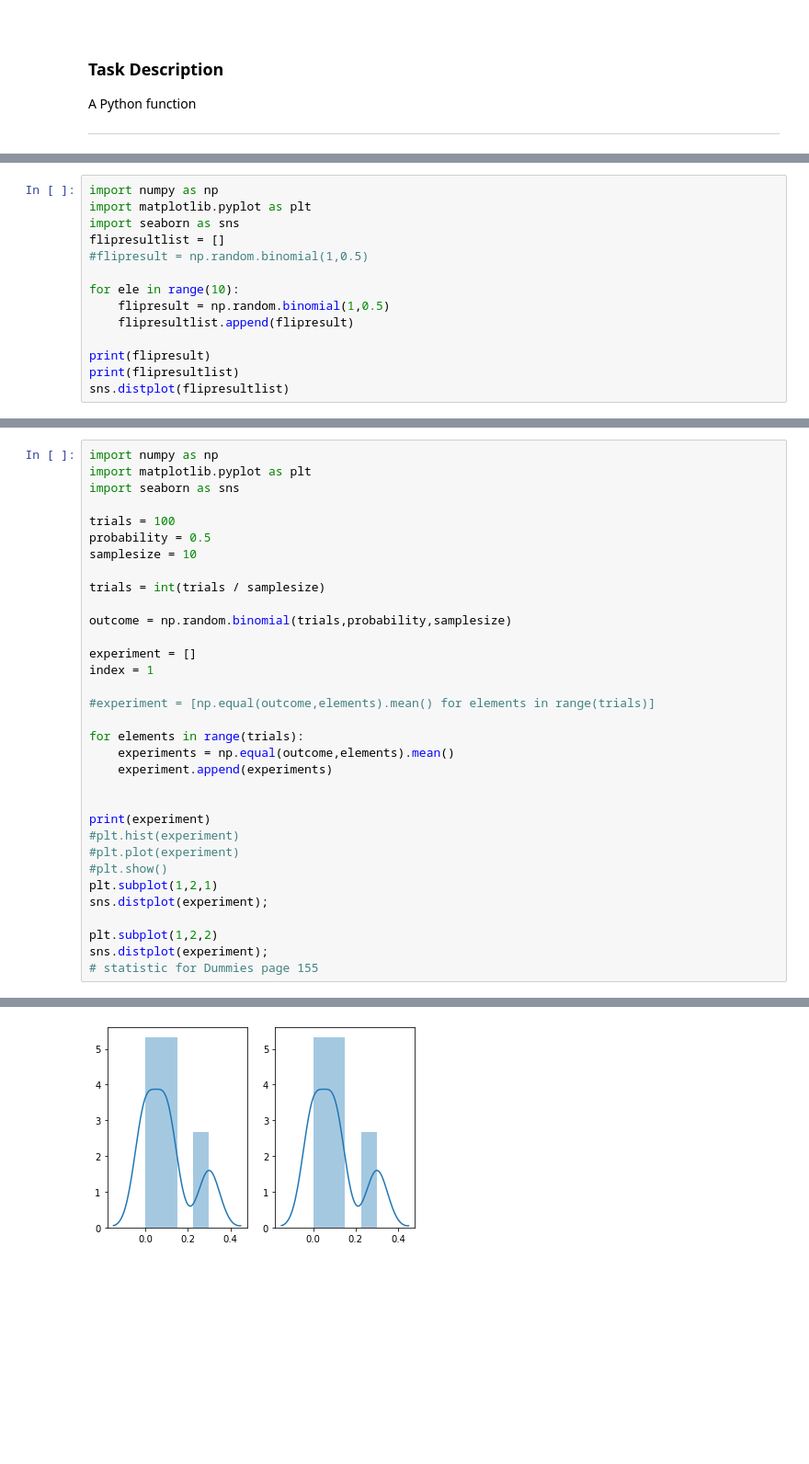
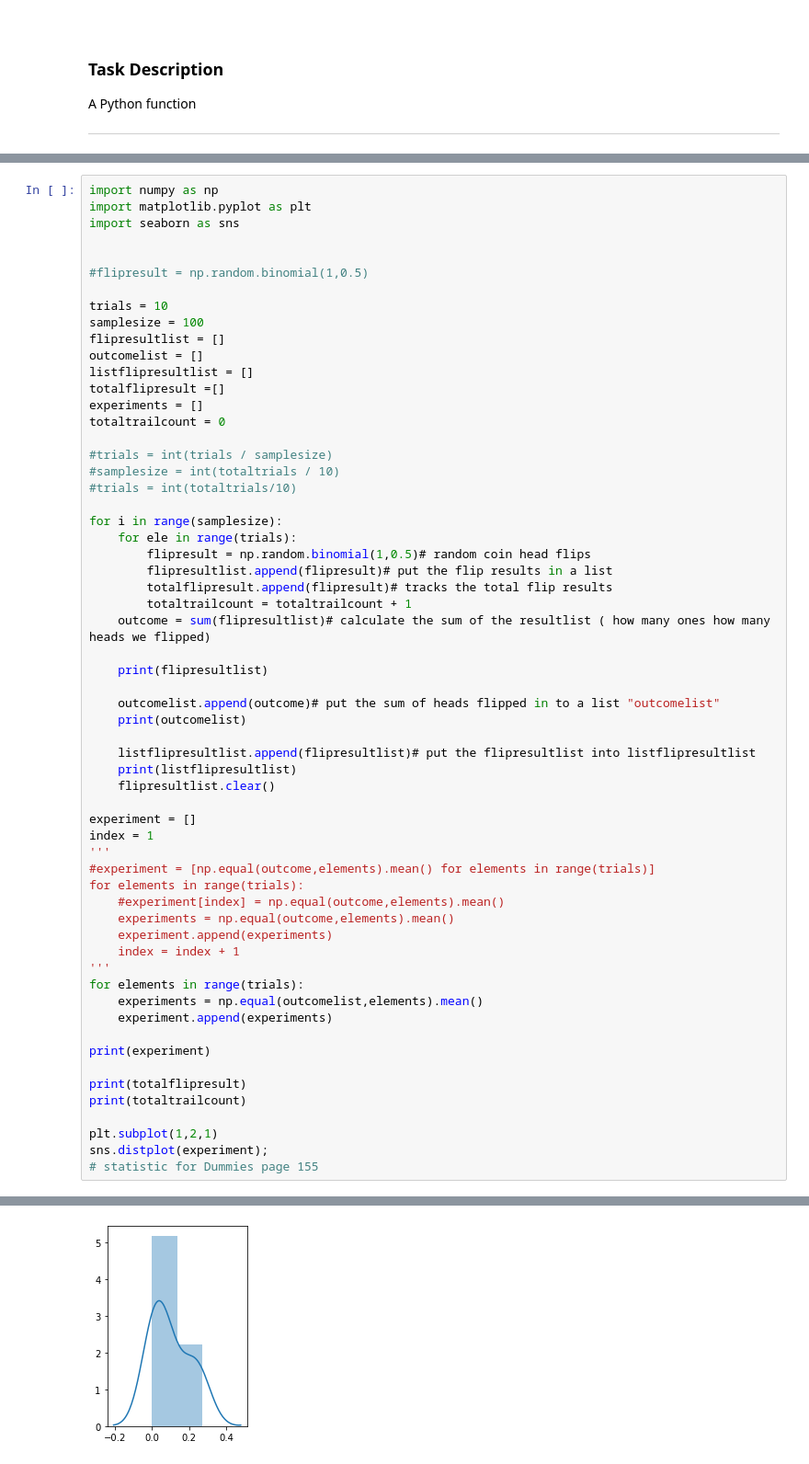
Before and after one commit to Silvio622/foda-task2020, a Jupyter notebook: Task 3 Flipping a Coin.ipynb, the cells around one changed output, grey strips where cells are left out. Shown at 92% size. Cells and saved outputs as stored; diff of their text form; blank space fills up the shorter version.

Commit message:
Continue with Task 3 Flipping a Coin

```diff
--- a/Task 3 Flipping a Coin.ipynb
+++ b/Task 3 Flipping a Coin.ipynb
@@ -38,14 +15,0 @@ print(flipresultlist)
-# %%
-import numpy as np
-import matplotlib.pyplot as plt
-import seaborn as sns
-flipresultlist = []
-#flipresult = np.random.binomial(1,0.5)
-
-for ele in range(10):
-    flipresult = np.random.binomial(1,0.5)
-    flipresultlist.append(flipresult)
-
-print(flipresult)
-print(flipresultlist)
-sns.distplot(flipresultlist)
@@ -76,32 +18,59 @@ import numpy as np
 import matplotlib.pyplot as plt
 import seaborn as sns
 
-trials = 100
-probability = 0.5
-samplesize = 10
 
-trials = int(trials / samplesize)
+#flipresult = np.random.binomial(1,0.5)
 
-outcome = np.random.binomial(trials,probability,samplesize)
+trials = 10
+samplesize = 100
+flipresultlist = []
+outcomelist = []
+listflipresultlist = []
+totalflipresult =[]
+experiments = []
+totaltrailcount = 0
+
+#trials = int(trials / samplesize)
+#samplesize = int(totaltrials / 10)
+#trials = int(totaltrials/10)
+
+for i in range(samplesize):
+    for ele in range(trials):
+        flipresult = np.random.binomial(1,0.5)# random coin head flips
+        flipresultlist.append(flipresult)# put the flip results in a list
+        totalflipresult.append(flipresult)# tracks the total flip results
+        totaltrailcount = totaltrailcount + 1
+    outcome = sum(flipresultlist)# calculate the sum of the resultlist ( how many ones how many heads we flipped)
+
+    print(flipresultlist)
+
+    outcomelist.append(outcome)# put the sum of heads flipped in to a list "outcomelist"
+    print(outcomelist)
+
+    listflipresultlist.append(flipresultlist)# put the flipresultlist into listflipresultlist
+    print(listflipresultlist)
+    flipresultlist.clear()
 
 experiment = []
 index = 1
-
+'''
 #experiment = [np.equal(outcome,elements).mean() for elements in range(trials)]
-
 for elements in range(trials):
+    #experiment[index] = np.equal(outcome,elements).mean()
     experiments = np.equal(outcome,elements).mean()
     experiment.append(experiments)
-
+    index = index + 1
+'''
+for elements in range(trials):
+    experiments = np.equal(outcomelist,elements).mean()
+    experiment.append(experiments)
 
 print(experiment)
-#plt.hist(experiment)
-#plt.plot(experiment)
-#plt.show()
+
+print(totalflipresult)
+print(totaltrailcount)
+
 plt.subplot(1,2,1)
 sns.distplot(experiment);
-
-plt.subplot(1,2,2)
-sns.distplot(experiment);
 # statistic for Dummies page 155
 # %% [output]
@@ -109 +94 @@ sns.distplot(experiment);
-[figure, old version]
+[figure, new version]
```
Also changed, not shown: parts of 5 cells of this notebook.
